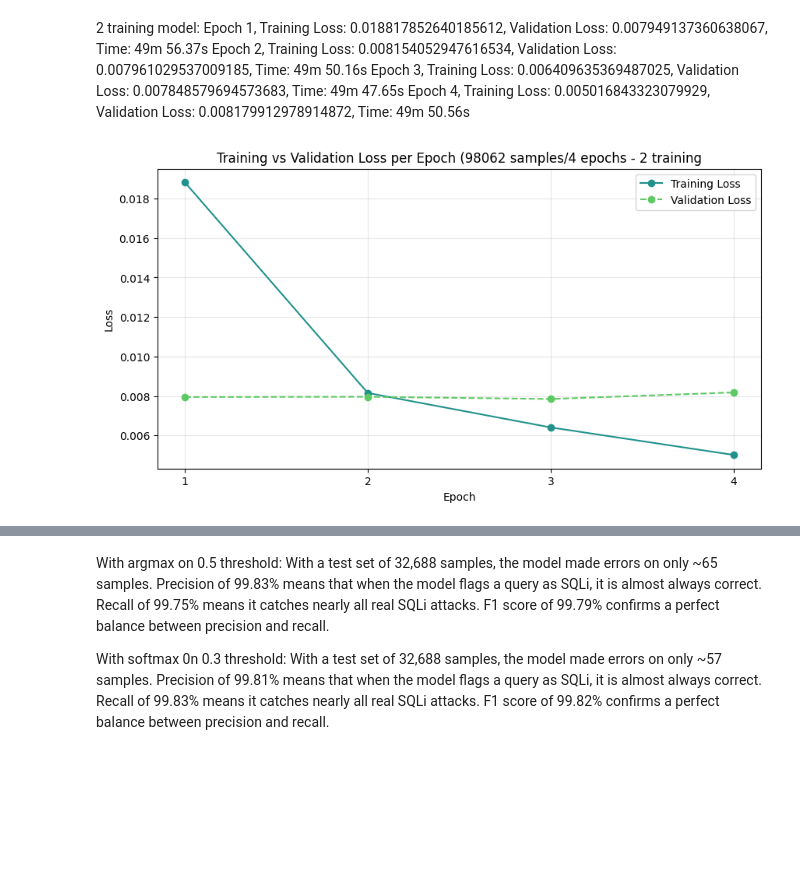
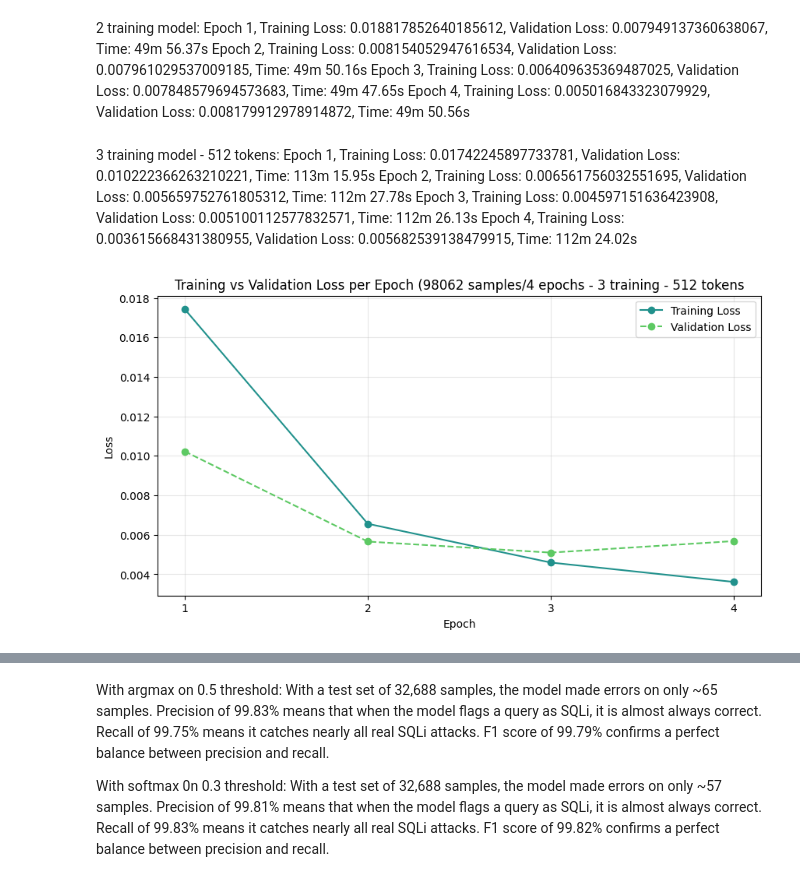
Before and after one commit to viserionnina/bert-sqli-detection, a Jupyter notebook: notebooks/training.ipynb, the cells around one changed output, grey strips where cells are left out. Drawn from its saved outputs; the diff is of its cells as text; code cells hidden in the pictures; blank space fills up the shorter version.

```diff
--- a/notebooks/training.ipynb
+++ b/notebooks/training.ipynb
@@ -489,23 +489,29 @@ Epoch 1, Training Loss: 0.018817852640185612, Validation Loss: 0.007949137360638
 Epoch 2, Training Loss: 0.008154052947616534, Validation Loss: 0.007961029537009185, Time: 49m 50.16s
 Epoch 3, Training Loss: 0.006409635369487025, Validation Loss: 0.007848579694573683, Time: 49m 47.65s
 Epoch 4, Training Loss: 0.005016843323079929, Validation Loss: 0.008179912978914872, Time: 49m 50.56s
+# %% [markdown]
+3 training model - 512 tokens:
+Epoch 1, Training Loss: 0.01742245897733781, Validation Loss: 0.010222366263210221, Time: 113m 15.95s
+Epoch 2, Training Loss: 0.006561756032551695, Validation Loss: 0.005659752761805312, Time: 112m 27.78s
+Epoch 3, Training Loss: 0.004597151636423908, Validation Loss: 0.005100112577832571, Time: 112m 26.13s
+Epoch 4, Training Loss: 0.003615668431380955, Validation Loss: 0.005682539138479915, Time: 112m 24.02s
 # %%
 # Visualization of training vs validation loss - checking for overfitting
 epochs = range(1, len(train_losses) + 1)
 
 plt.figure(figsize=(10, 5))
 plt.plot(epochs, train_losses, 'o-', color='#21918c', label='Training Loss')
 plt.plot(epochs, val_losses, 'o--', color='#5dc963', label='Validation Loss')
-plt.title('Training vs Validation Loss per Epoch (98062 samples/4 epochs - 2 training')
+plt.title('Training vs Validation Loss per Epoch (98062 samples/4 epochs - 3 training - 512 tokens')
 plt.xlabel('Epoch')
 plt.ylabel('Loss')
 plt.legend()
 plt.xticks(epochs)
 plt.grid(True, alpha=0.3)
 plt.savefig('../results/loss_curve_4epochs.png', dpi=300, bbox_inches='tight')
 plt.show()
 # %% [output]
-[figure, old version]
+[figure, new version]
 # %%
 #evaluating the model on the testing set after training
 def evaluate_model(model, test_loader, device):
```
Also changed, not shown: parts of 4 cells of this notebook, 2 other files.
